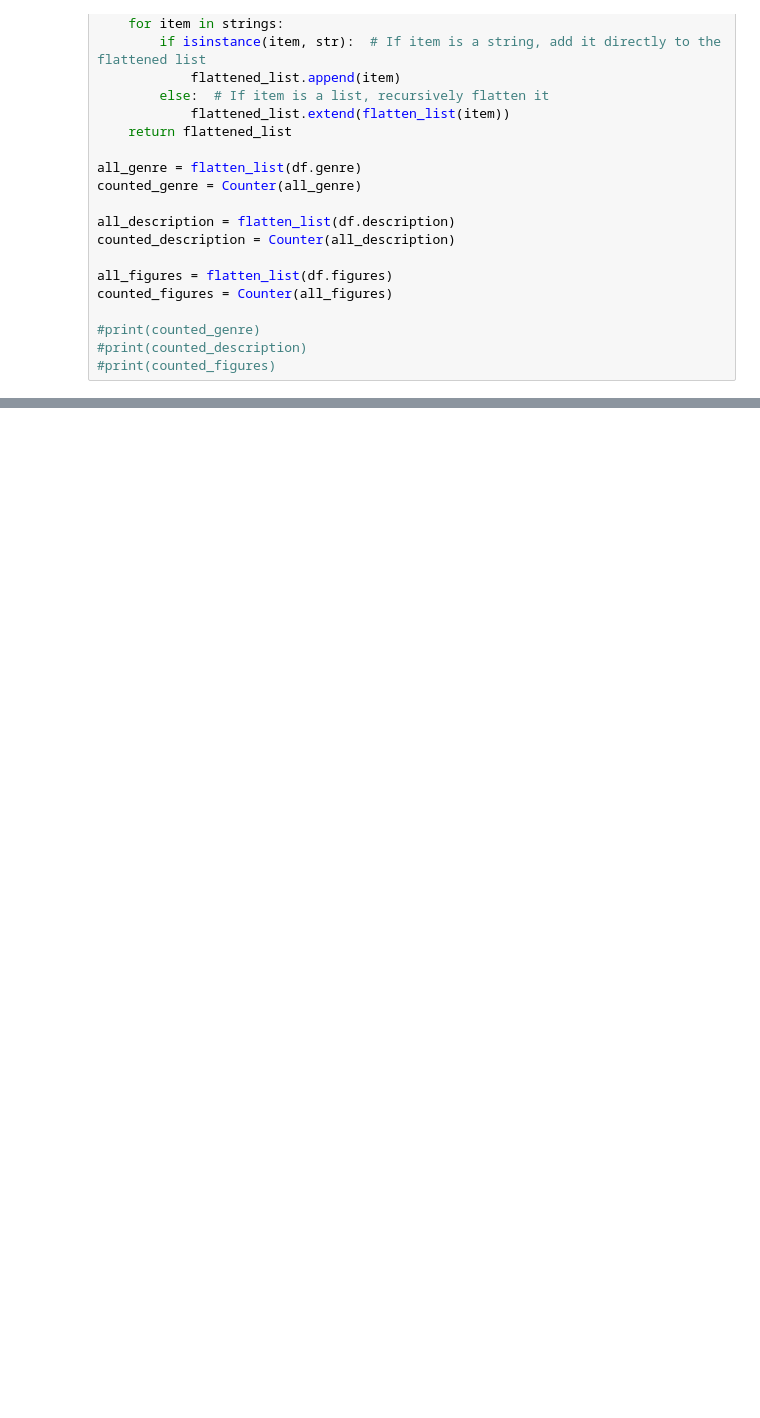
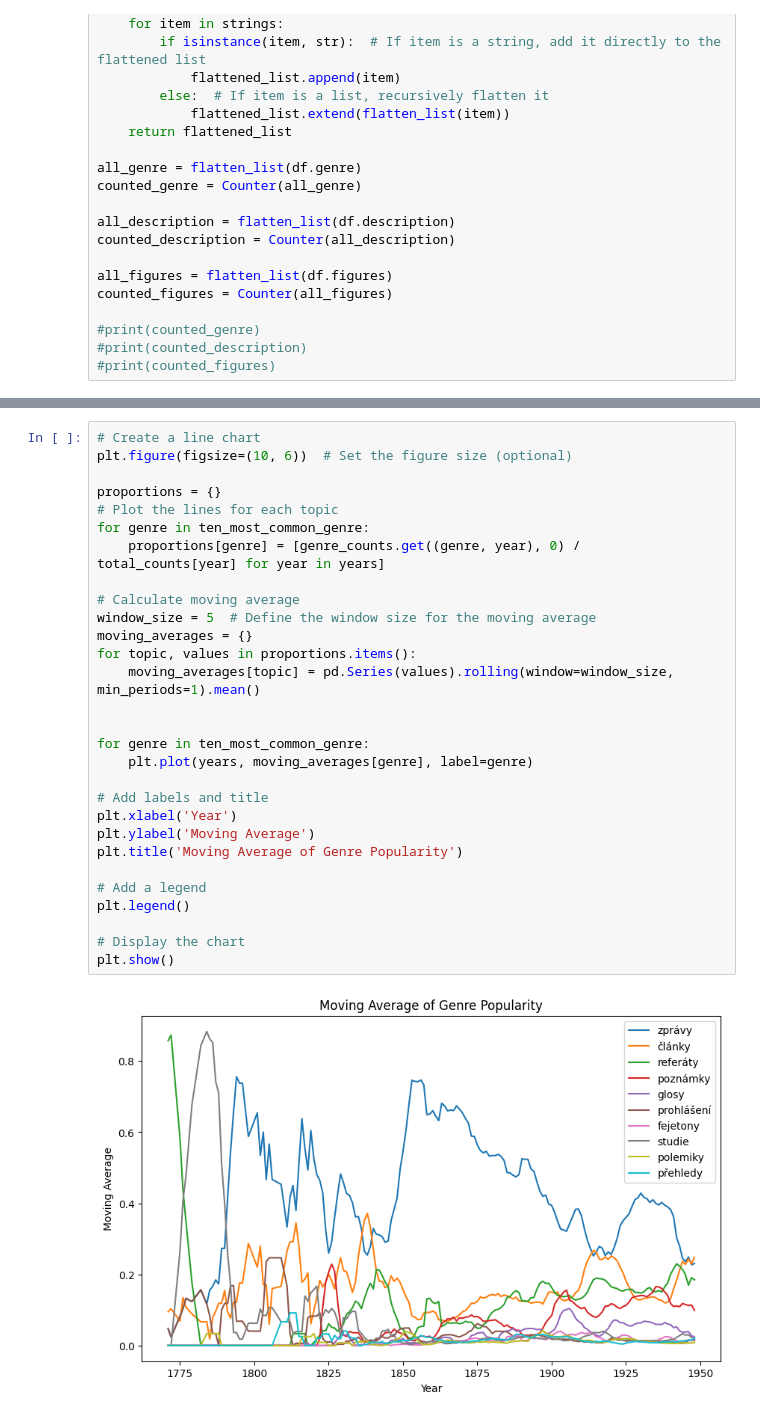
Before and after one commit to panuscha/DH-data-process, a Jupyter notebook: process_csv.ipynb, the cells around one changed output, grey strips where cells are left out. Cells and saved outputs as stored; diff of their text form; blank space fills up the shorter version.

Commit message:
adding moving average
and git ignore

```diff
--- a/process_csv.ipynb
+++ b/process_csv.ipynb
@@ -80,0 +109,31 @@ years.sort()
+# %%
+# Create a line chart
+plt.figure(figsize=(10, 6))  # Set the figure size (optional)
+
+proportions = {}
+# Plot the lines for each topic
+for genre in ten_most_common_genre:
+    proportions[genre] = [genre_counts.get((genre, year), 0) / total_counts[year] for year in years]
+
+# Calculate moving average
+window_size = 5  # Define the window size for the moving average
+moving_averages = {}
+for topic, values in proportions.items():
+    moving_averages[topic] = pd.Series(values).rolling(window=window_size, min_periods=1).mean()
+
+
+for genre in ten_most_common_genre:
+    plt.plot(years, moving_averages[genre], label=genre)
+
+# Add labels and title
+plt.xlabel('Year')
+plt.ylabel('Moving Average')
+plt.title('Moving Average of Genre Popularity')
+
+# Add a legend
+plt.legend()
+
+# Display the chart
+plt.show()
+# %% [output]
+[figure, added]
```
Also changed, not shown: parts of 10 cells of this notebook, 6 other files.
